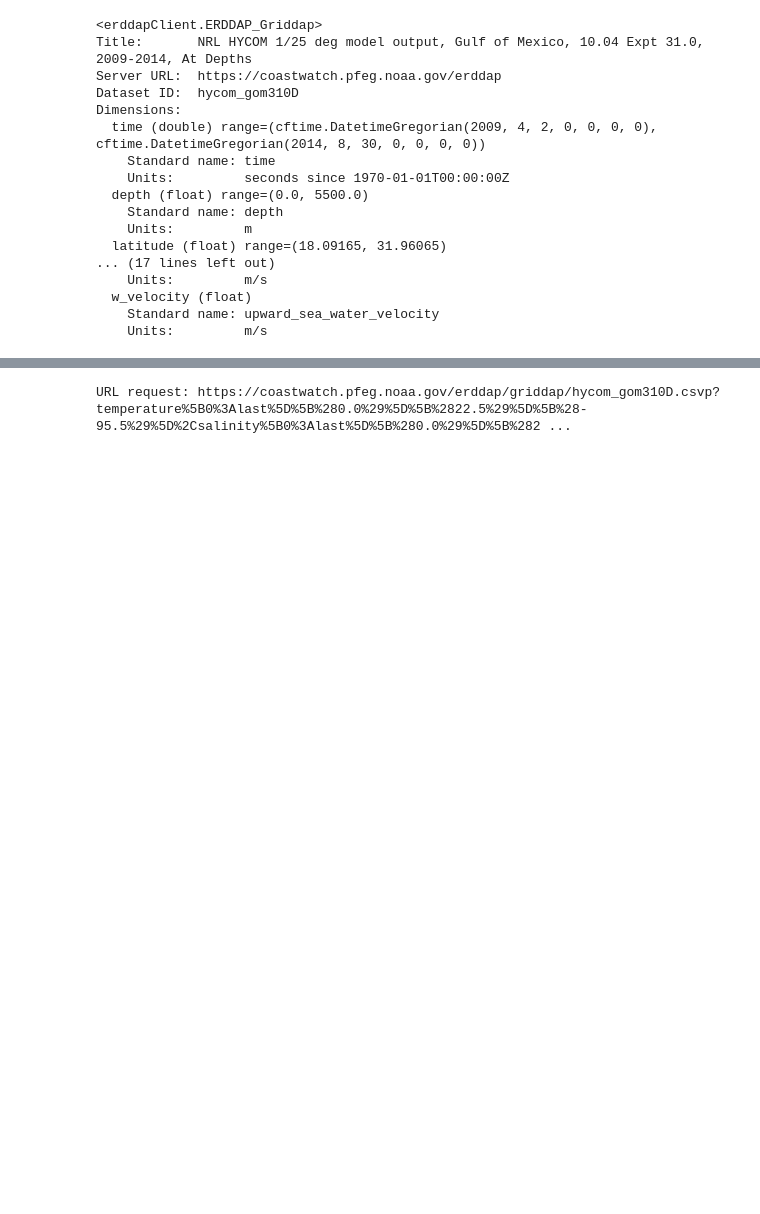
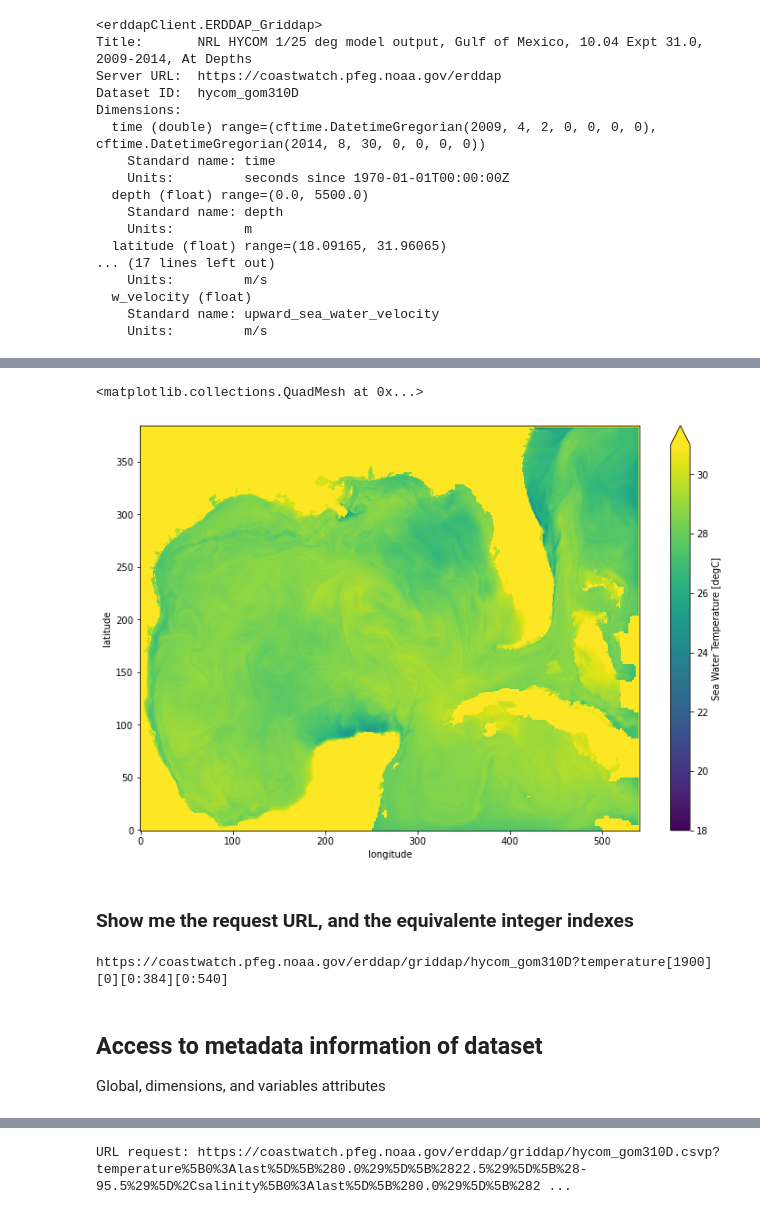
Before and after one commit to hmedrano/erddap-python, a Jupyter notebook: notebooks/Griddap-demo.ipynb, the cells around one changed output, grey strips where cells are left out. Saved outputs shown, nothing was run; the diff lists cells and outputs as text; code cells hidden in the pictures; blank space fills up the shorter version.

Commit message:
griddap demo notebook

```diff
--- a/notebooks/Griddap-demo.ipynb
+++ b/notebooks/Griddap-demo.ipynb
@@ -49,0 +66,4 @@ Dimensions:
+# %%
+xSubset = ( hycomgdap.setResultVariables('temperature[(2014-06-15)][(0.0)][(18.09165):(31.96)][(-98):(-76.40002)]')
+                     .getxArray() )
+xSubset
@@ -49,0 +88,15 @@ Dimensions:
+# %%
+xSubset.temperature.plot(vmin=18,vmax=31)
+# %% [output]
+<matplotlib.collections.QuadMesh at 0x...>
+[figure, added]
+# %% [markdown]
+### Show me the request URL, and the equivalente integer indexes
+# %%
+print (hycomgdap.getDataRequestURL(filetype='opendap', useSafeURL=False))
+# %% [output]
+https://coastwatch.pfeg.noaa.gov/erddap/griddap/hycom_gom310D?temperature[1900][0][0:384][0:540]
+# %% [markdown]
+## Access to metadata information of dataset
+
+Global, dimensions, and variables attributes
```
Also changed, not shown: parts of 12 cells of this notebook.
